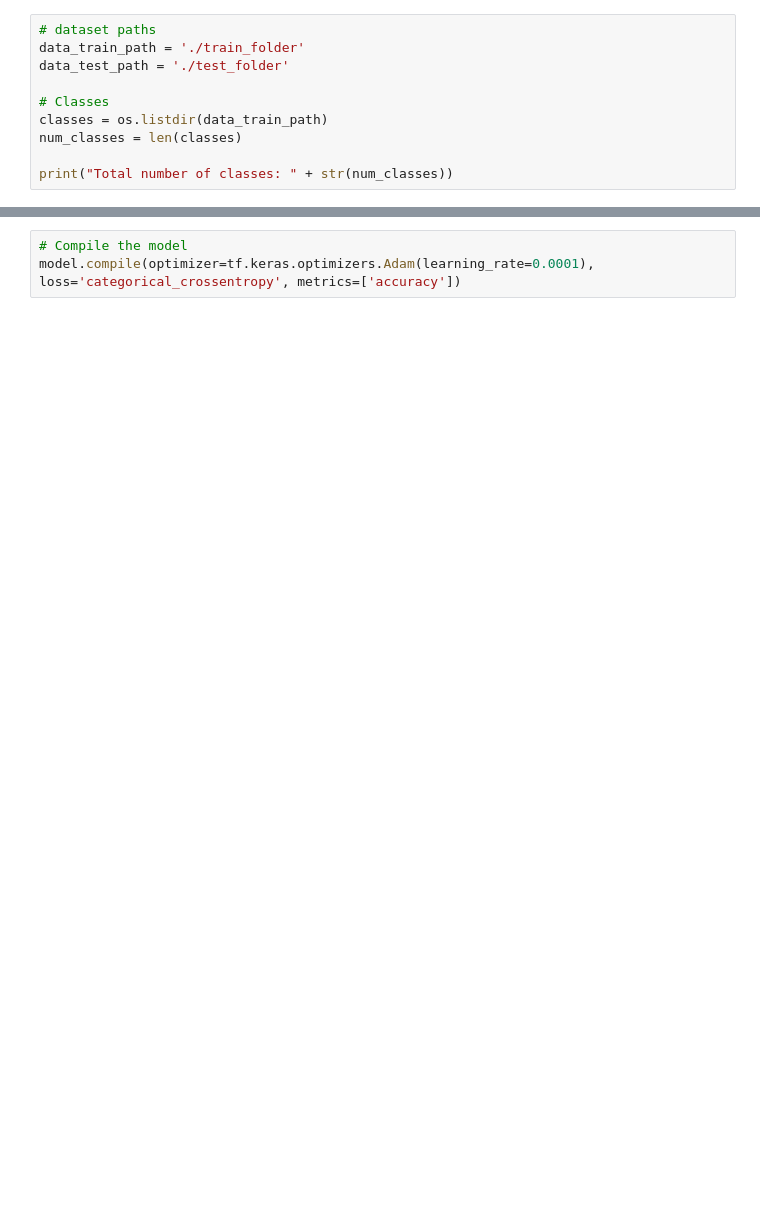
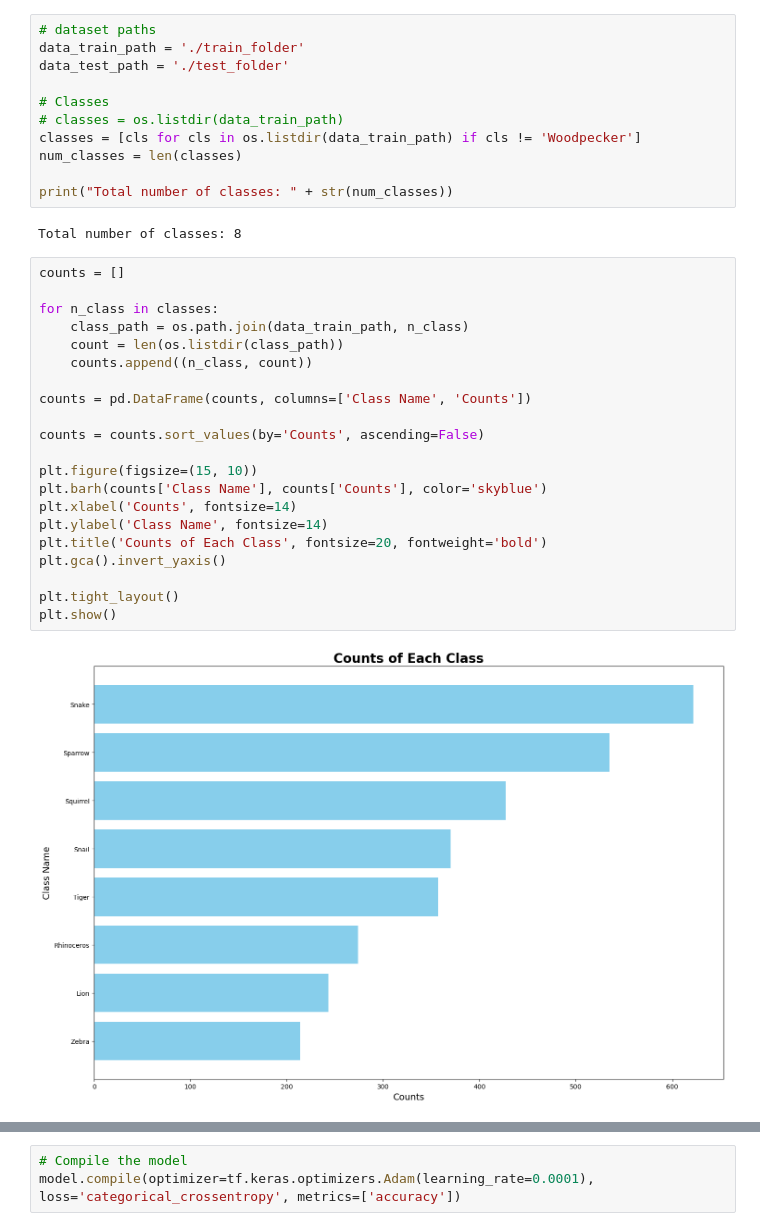
Before and after one commit to JorgeGuiDomingues/TAA_Project, a Jupyter notebook: CNN_simple_model.ipynb, the cells around one changed output, grey strips where cells are left out. Saved outputs shown, nothing was run; the diff lists cells and outputs as text; blank space fills up the shorter version.

```diff
--- a/CNN_simple_model.ipynb
+++ b/CNN_simple_model.ipynb
@@ -13,7 +15,33 @@ data_train_path = './train_folder'
 data_test_path = './test_folder'
 
 # Classes
-classes = os.listdir(data_train_path)
+# classes = os.listdir(data_train_path)
+classes = [cls for cls in os.listdir(data_train_path) if cls != 'Woodpecker']
 num_classes = len(classes)
 
 print("Total number of classes: " + str(num_classes))
+# %% [output]
+Total number of classes: 8
+# %%
+counts = []
+
+for n_class in classes:
+    class_path = os.path.join(data_train_path, n_class)
+    count = len(os.listdir(class_path))
+    counts.append((n_class, count))
+
+counts = pd.DataFrame(counts, columns=['Class Name', 'Counts'])
+
+counts = counts.sort_values(by='Counts', ascending=False)
+
+plt.figure(figsize=(15, 10))
+plt.barh(counts['Class Name'], counts['Counts'], color='skyblue')
+plt.xlabel('Counts', fontsize=14)
+plt.ylabel('Class Name', fontsize=14)
+plt.title('Counts of Each Class', fontsize=20, fontweight='bold')
+plt.gca().invert_yaxis()
+
+plt.tight_layout()
+plt.show()
+# %% [output]
+[figure, added]
```
Also changed, not shown: parts of 9 cells of this notebook, 6 other files.
